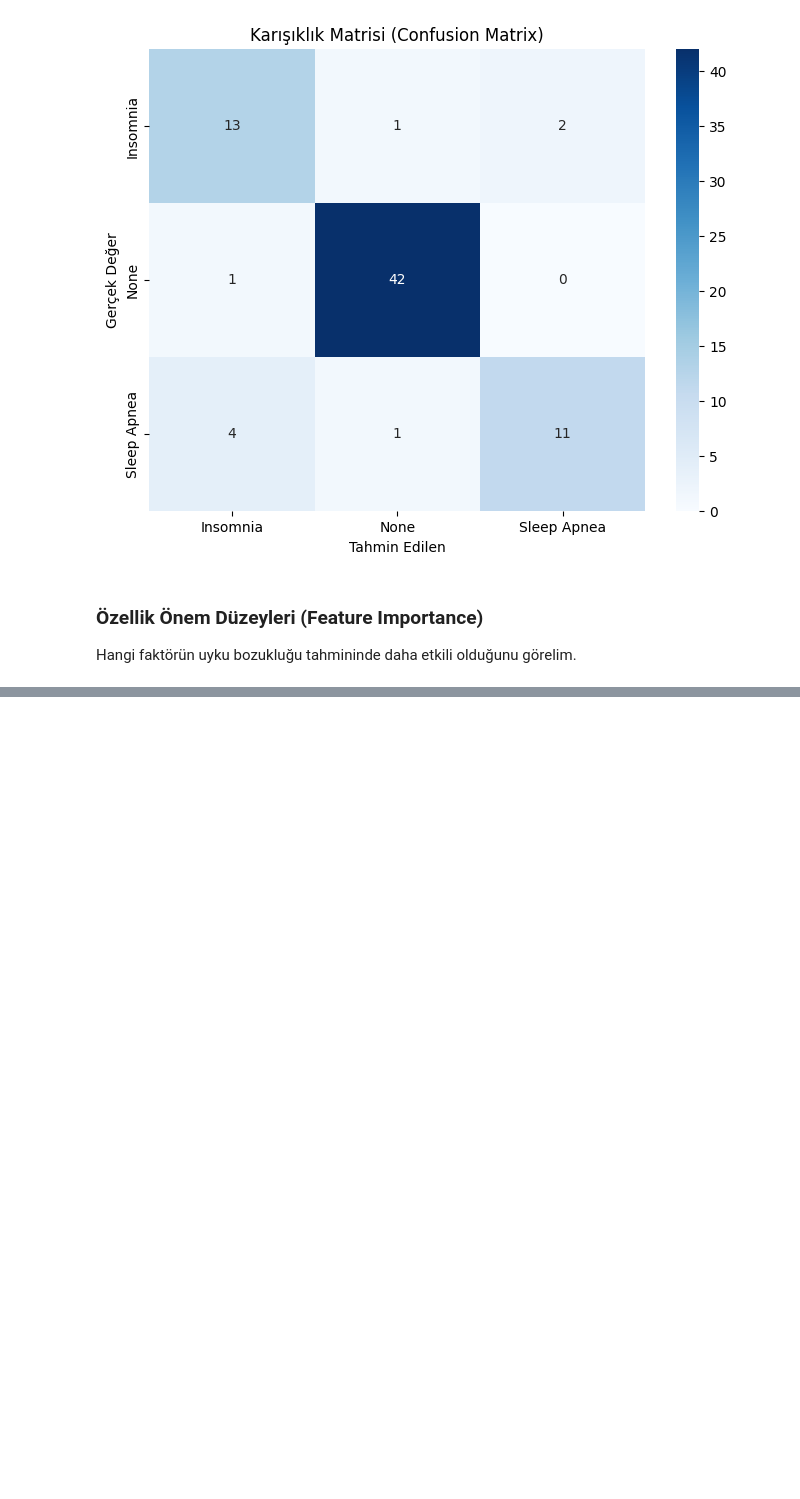
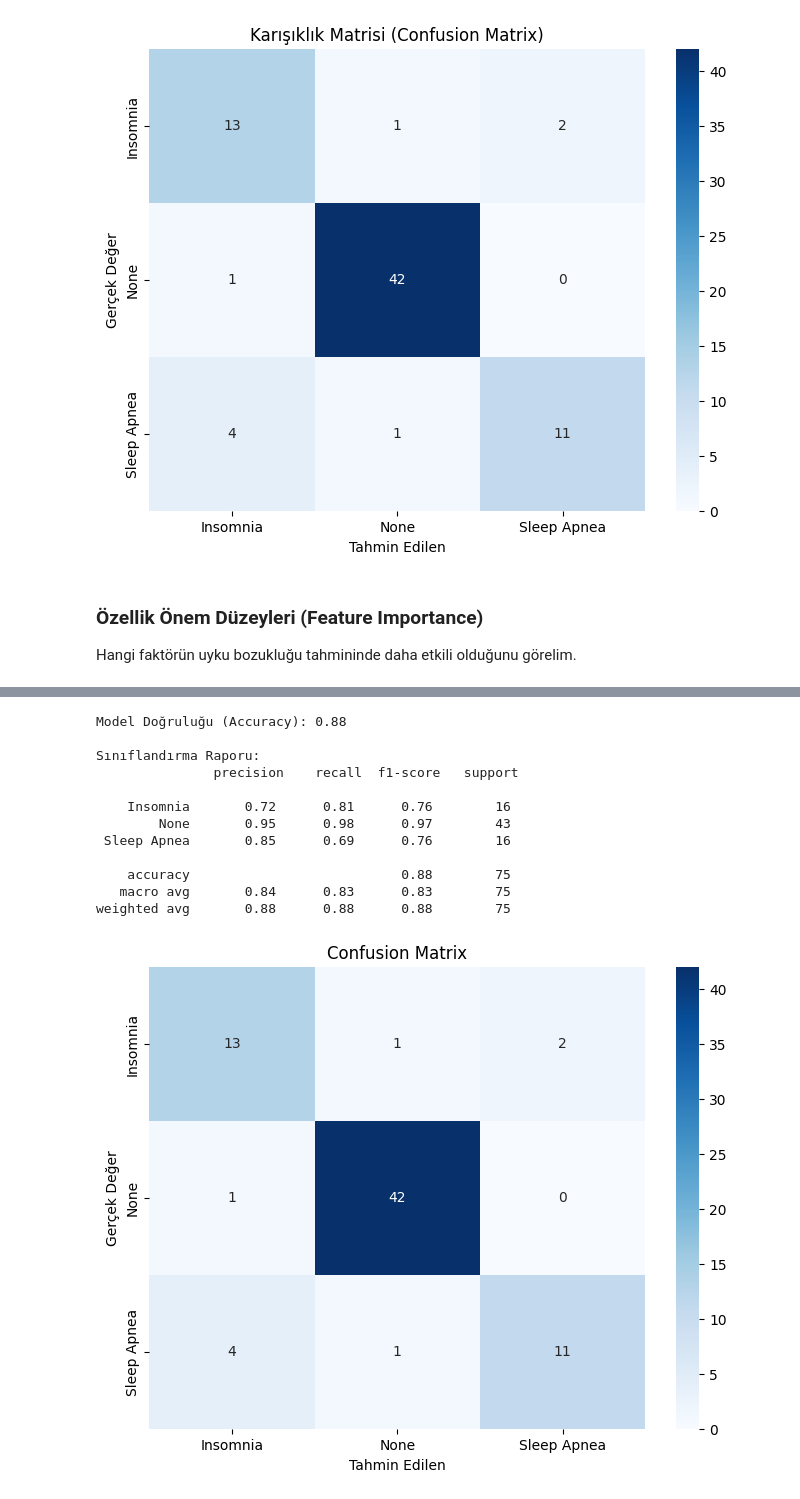
Before and after one commit to meminglr/bioinformatics_project, a Jupyter notebook: main.ipynb, the cells around one changed output, grey strips where cells are left out. Drawn from its saved outputs; the diff is of its cells as text; code cells hidden in the pictures; blank space fills up the shorter version.

```diff
--- a/main.ipynb
+++ b/main.ipynb
@@ -255,0 +322,39 @@ Passing `palette` without assigning `hue` is deprecated and will be removed in v
+# %%
+
+# --- RANDOM FOREST MODEL EĞİTİMİ VE DEĞERLENDİRME ---
+from sklearn.ensemble import RandomForestClassifier
+from sklearn.metrics import accuracy_score, classification_report, confusion_matrix
+
+# Model Tanımlama ve Eğitme
+rf_model = RandomForestClassifier(n_estimators=100, random_state=42)
+rf_model.fit(X_train, y_train)
+
+# Tahmin Yapma
+y_pred = rf_model.predict(X_test)
+
+# Sonuçlar
+print(f"Model Doğruluğu (Accuracy): {accuracy_score(y_test, y_pred):.2f}")
+print("\nSınıflandırma Raporu:\n", classification_report(y_test, y_pred, target_names=le.classes_))
+
+# Karmaşıklık Matrisi (Confusion Matrix)
+plt.figure(figsize=(8, 6))
+cm = confusion_matrix(y_test, y_pred)
+sns.heatmap(cm, annot=True, fmt='d', cmap='Blues', xticklabels=le.classes_, yticklabels=le.classes_)
+plt.xlabel('Tahmin Edilen')
+plt.ylabel('Gerçek Değer')
+plt.title('Confusion Matrix')
+plt.show()
+# %% [output]
+Model Doğruluğu (Accuracy): 0.88
+
+Sınıflandırma Raporu:
+               precision    recall  f1-score   support
+
+    Insomnia       0.72      0.81      0.76        16
+        None       0.95      0.98      0.97        43
+ Sleep Apnea       0.85      0.69      0.76        16
+
+    accuracy                           0.88        75
+   macro avg       0.84      0.83      0.83        75
+weighted avg       0.88      0.88      0.88        75
+[figure, added]
```
Also changed, not shown: parts of 7 cells of this notebook.
